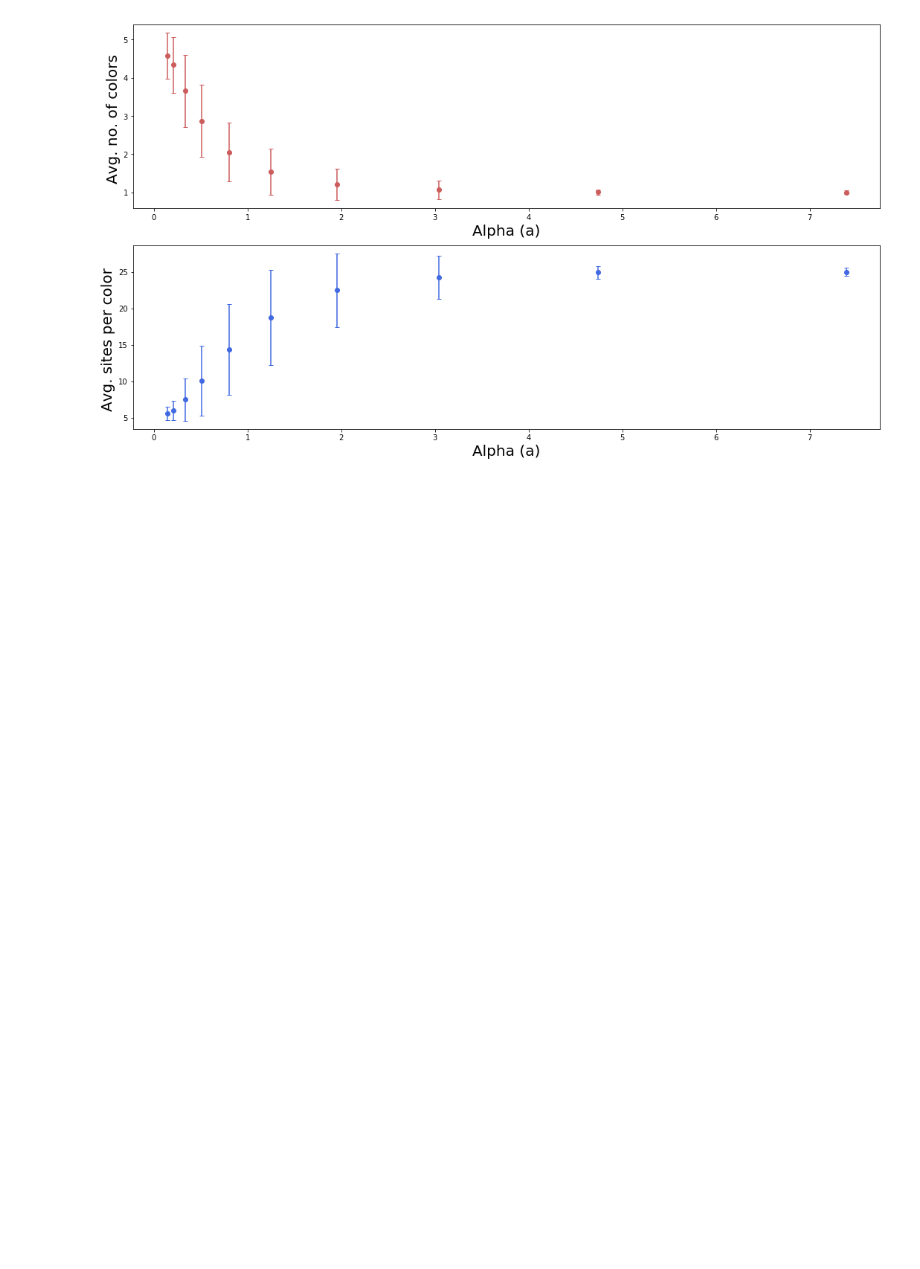
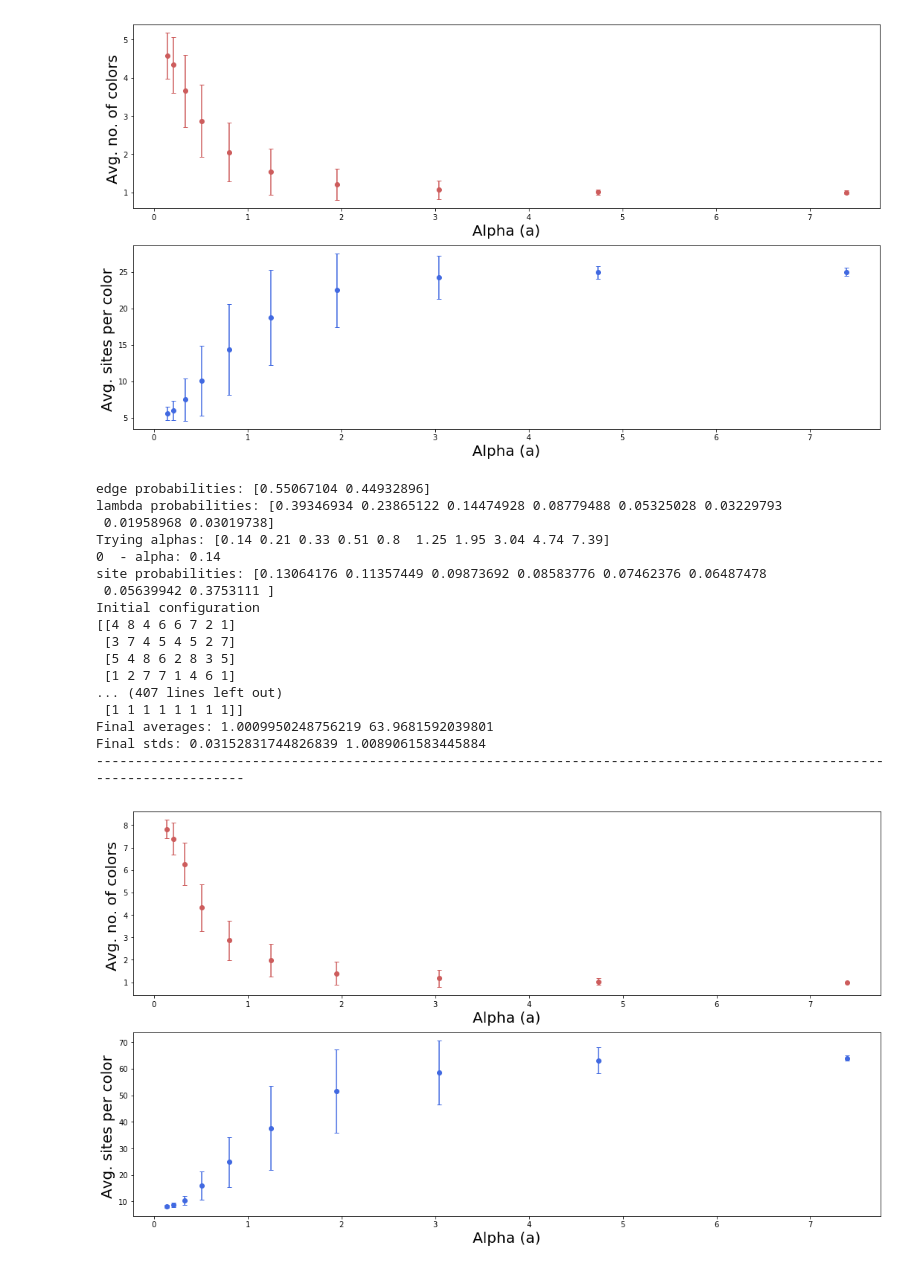
Before and after one commit to oscargomezq/Capstone-RCM, a Jupyter notebook: Simulation 2.ipynb, the cells around one changed output. Drawn from its saved outputs; the diff is of its cells as text; code cells hidden in the pictures; blank space fills up the shorter version.

```diff
--- a/Simulation 2.ipynb
+++ b/Simulation 2.ipynb
@@ -729,3 +756,26 @@ Final averages: 1.0019900497512437 24.975124378109452
 Final stds: 0.044565563535440174 0.5570695441930024
 ------------------------------------------------------------------------------------------------------------------------
 [figure]
+# %%
+nalpha = 10
+alphas = np.logspace(-2,2, base=np.e, num=nalpha).round(decimals=2)
+experiment_full_interaction_alpha (8, 8, alphas, J=0.4, gamma=0.5)
+# %% [output]
+edge probabilities: [0.55067104 0.44932896]
+lambda probabilities: [0.39346934 0.23865122 0.14474928 0.08779488 0.05325028 0.03229793
+ 0.01958968 0.03019738]
+Trying alphas: [0.14 0.21 0.33 0.51 0.8  1.25 1.95 3.04 4.74 7.39]
+0  - alpha: 0.14
+site probabilities: [0.13064176 0.11357449 0.09873692 0.08583776 0.07462376 0.06487478
+ 0.05639942 0.3753111 ]
+Initial configuration
+[[4 8 4 6 6 7 2 1]
+ [3 7 4 5 4 5 2 7]
+ [5 4 8 6 2 8 3 5]
+ [1 2 7 7 1 4 6 1]
+... (407 lines left out)
+ [1 1 1 1 1 1 1 1]]
+Final averages: 1.0009950248756219 63.9681592039801
+Final stds: 0.03152831744826839 1.0089061583445884
+------------------------------------------------------------------------------------------------------------------------
+[figure, added]
```
Also changed, not shown: parts of 8 cells of this notebook.
